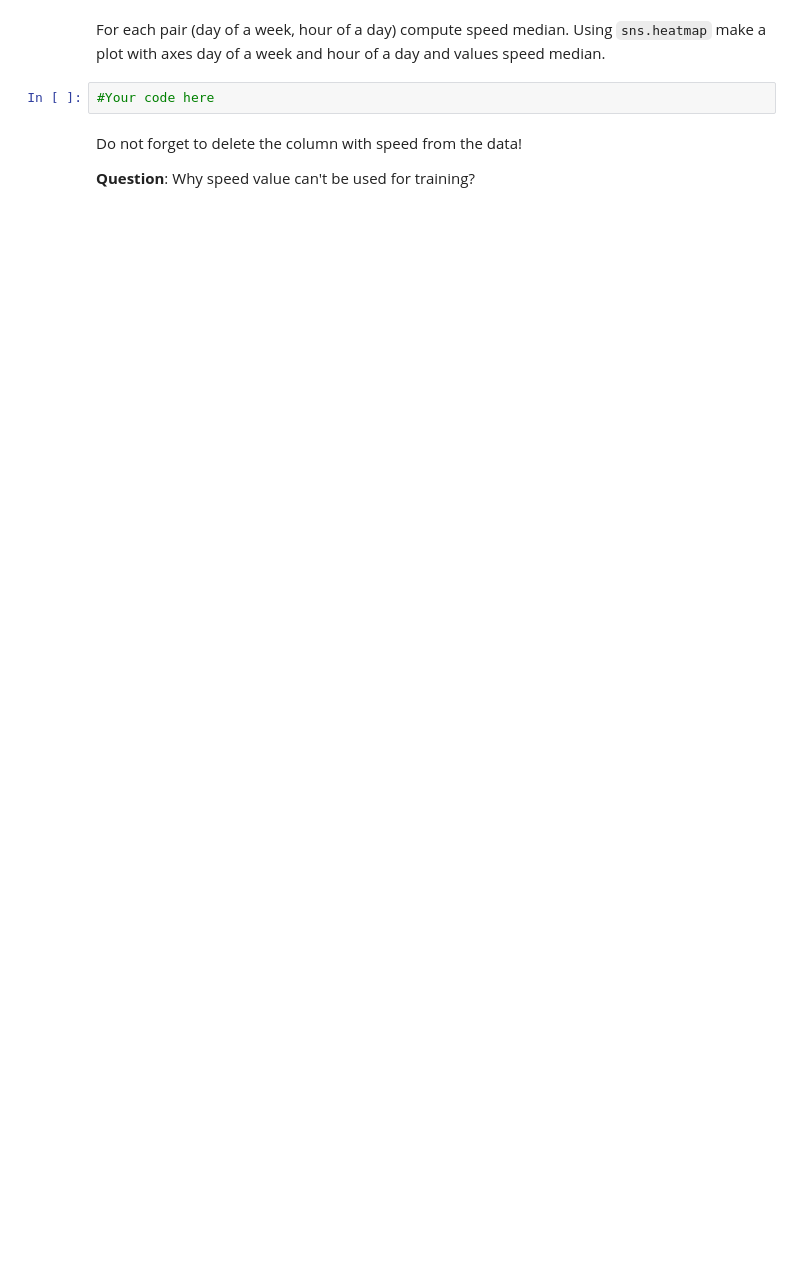
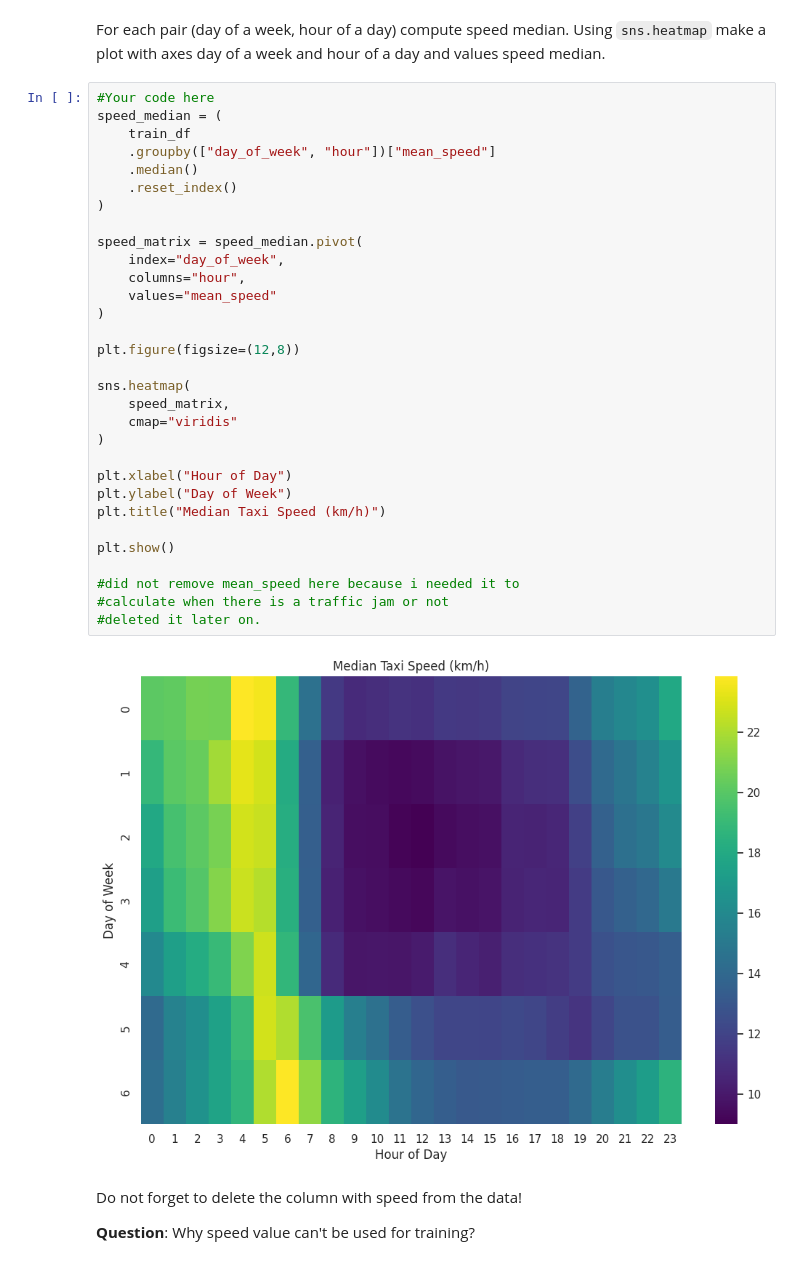
Before and after one commit to redonjashari/Machine-Learning, a Jupyter notebook: prac2-linregr.ipynb, the cells around one changed output. Saved outputs shown, nothing was run; the diff lists cells and outputs as text; blank space fills up the shorter version.

Commit message:
Worked on Taxi Problem, improving model

```diff
--- a/prac2-linregr.ipynb
+++ b/prac2-linregr.ipynb
@@ -480,7 +493,38 @@ As you may note for some objects we get very big speed values. Plot the speed hi
 # %% [markdown]
 For each pair (day of a week, hour of a day) compute speed median. Using `sns.heatmap` make a plot with axes day of a week and hour of a day and values speed median.
-# %%
-#Your code here
+# %%
+#Your code here
+speed_median = (
+    train_df
+    .groupby(["day_of_week", "hour"])["mean_speed"]
+    .median()
+    .reset_index()
+)
+
+speed_matrix = speed_median.pivot(
+    index="day_of_week",
+    columns="hour",
+    values="mean_speed"
+)
+
+plt.figure(figsize=(12,8))
+
+sns.heatmap(
+    speed_matrix,
+    cmap="viridis"
+)
+
+plt.xlabel("Hour of Day")
+plt.ylabel("Day of Week")
+plt.title("Median Taxi Speed (km/h)")
+
+plt.show()
+
+#did not remove mean_speed here because i needed it to
+#calculate when there is a traffic jam or not
+#deleted it later on.
+# %% [output]
+[figure, added]
 # %% [markdown]
 Do not forget to delete the column with speed from the data!
 
```
Also changed, not shown: parts of 32 cells of this notebook.
